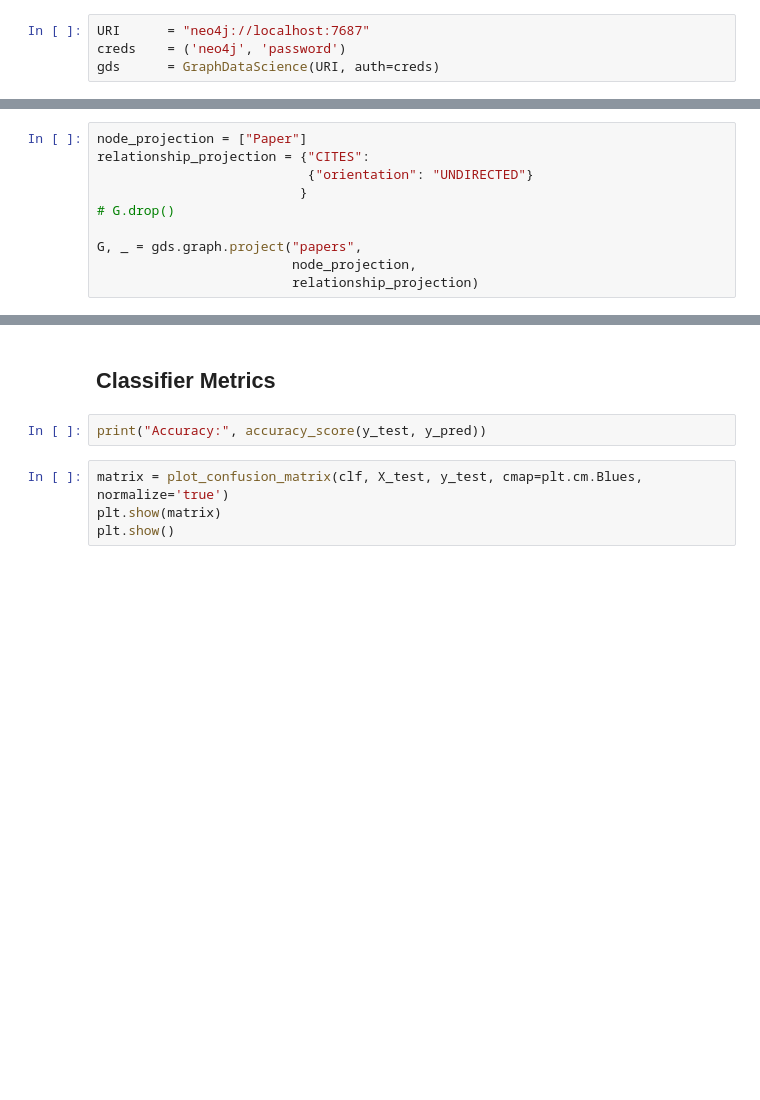
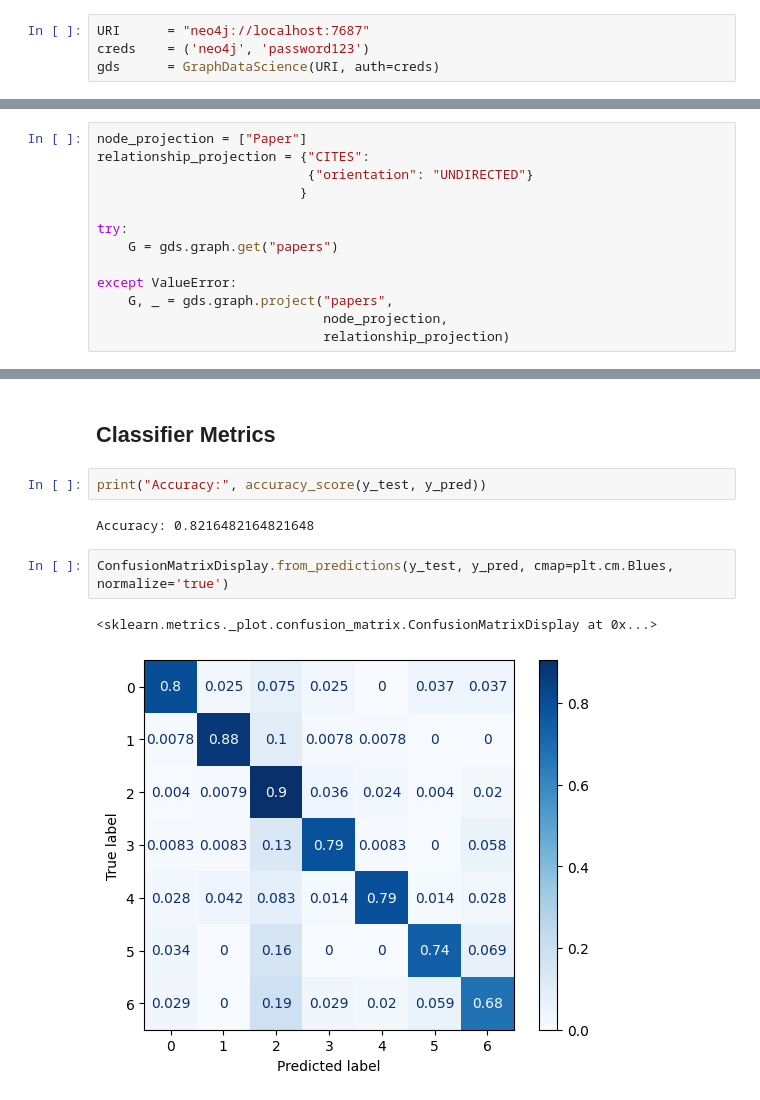
Before and after one commit to seankrobinson/integrated_graph_ml_demo, a Jupyter notebook: Demo_Notebook.ipynb, the cells around one changed output, grey strips where cells are left out. Cells and saved outputs as stored; diff of their text form; blank space fills up the shorter version.

```diff
--- a/Demo_Notebook.ipynb
+++ b/Demo_Notebook.ipynb
@@ -29,7 +29,7 @@ from sklearn.metrics import plot_confusion_matrix
 ## Setup
 # %%
 URI      = "neo4j://localhost:7687"
-creds    = ('neo4j', 'password')
+creds    = ('neo4j', 'password123')
 gds      = GraphDataScience(URI, auth=creds)
 # %% [markdown]
 ## Load CORA Data
@@ -79,11 +87,14 @@ node_projection = ["Paper"]
 relationship_projection = {"CITES":
                            {"orientation": "UNDIRECTED"}
                           }
-# G.drop()
 
-G, _ = gds.graph.project("papers",
-                         node_projection,
-                         relationship_projection)
+try:
+    G = gds.graph.get("papers")
+
+except ValueError:
+    G, _ = gds.graph.project("papers",
+                             node_projection,
+                             relationship_projection)
 # %%
 def projection_stats(G):
     print('name:', G.name(), '\n')
@@ -193,10 +276,13 @@ y_pred=clf.predict(X_test)
 ## Classifier Metrics
 # %%
 print("Accuracy:", accuracy_score(y_test, y_pred))
+# %% [output]
+Accuracy: 0.8216482164821648
-# %%
-matrix = plot_confusion_matrix(clf, X_test, y_test, cmap=plt.cm.Blues, normalize='true')
-plt.show(matrix)
-plt.show()
+# %%
+ConfusionMatrixDisplay.from_predictions(y_test, y_pred, cmap=plt.cm.Blues, normalize='true')
+# %% [output]
+<sklearn.metrics._plot.confusion_matrix.ConfusionMatrixDisplay at 0x...>
+[figure, added]
 # %%
 top_n = 20
 
```
Also changed, not shown: parts of 17 cells of this notebook.
